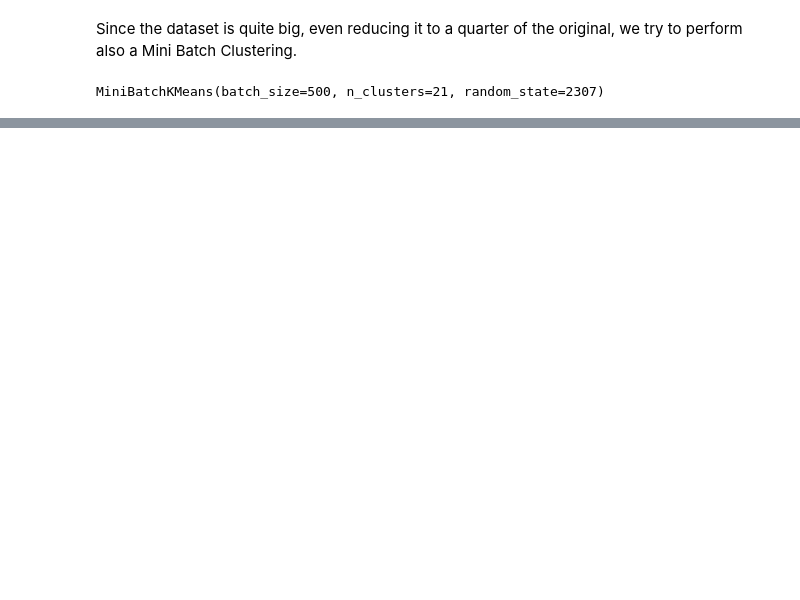
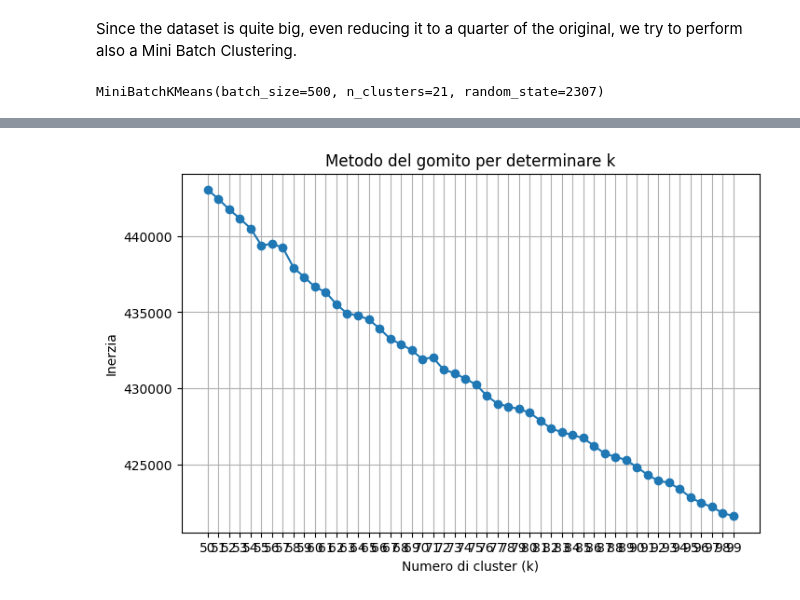
Before and after one commit to matteo-figini/cooking-mama, a Jupyter notebook: Simone/clustering.ipynb, the cells around one changed output, grey strips where cells are left out. Cells and saved outputs as stored; diff of their text form; code cells hidden in the pictures; blank space fills up the shorter version.

Commit message:
Kaggle Notebook | clustering | Version 3

```diff
--- a/Simone/clustering.ipynb
+++ b/Simone/clustering.ipynb
@@ -260,0 +269,30 @@ ax.scatter(x, y, z, c=kmeans.labels_, marker='.');
+# %%
+df['NER'] = df['NER'].apply(lambda x: list(set(x)))
+# %%
+documents = df['NER'].apply(lambda x: ' '.join(x))
+# %%
+from sklearn.feature_extraction.text import TfidfVectorizer
+from sklearn.cluster import KMeans
+
+# TF-IDF
+vectorizer = TfidfVectorizer(stop_words='english')
+X = vectorizer.fit_transform(documents)
+# %%
+inertia = []
+k_values = list(range(50, 100))
+
+for k in k_values:
+    kmeans = KMeans(n_clusters=k, random_state=42, n_init='auto')
+    kmeans.fit(X)
+    inertia.append(kmeans.inertia_)
+# %%
+plt.figure(figsize=(8, 5))
+plt.plot(k_values, inertia, marker='o')
+plt.title('Metodo del gomito per determinare k')
+plt.xlabel('Numero di cluster (k)')
+plt.ylabel('Inerzia')
+plt.xticks(k_values)
+plt.grid(True)
+plt.show()
+# %% [output]
+[figure, added]
```
Also changed, not shown: parts of 6 cells of this notebook.
